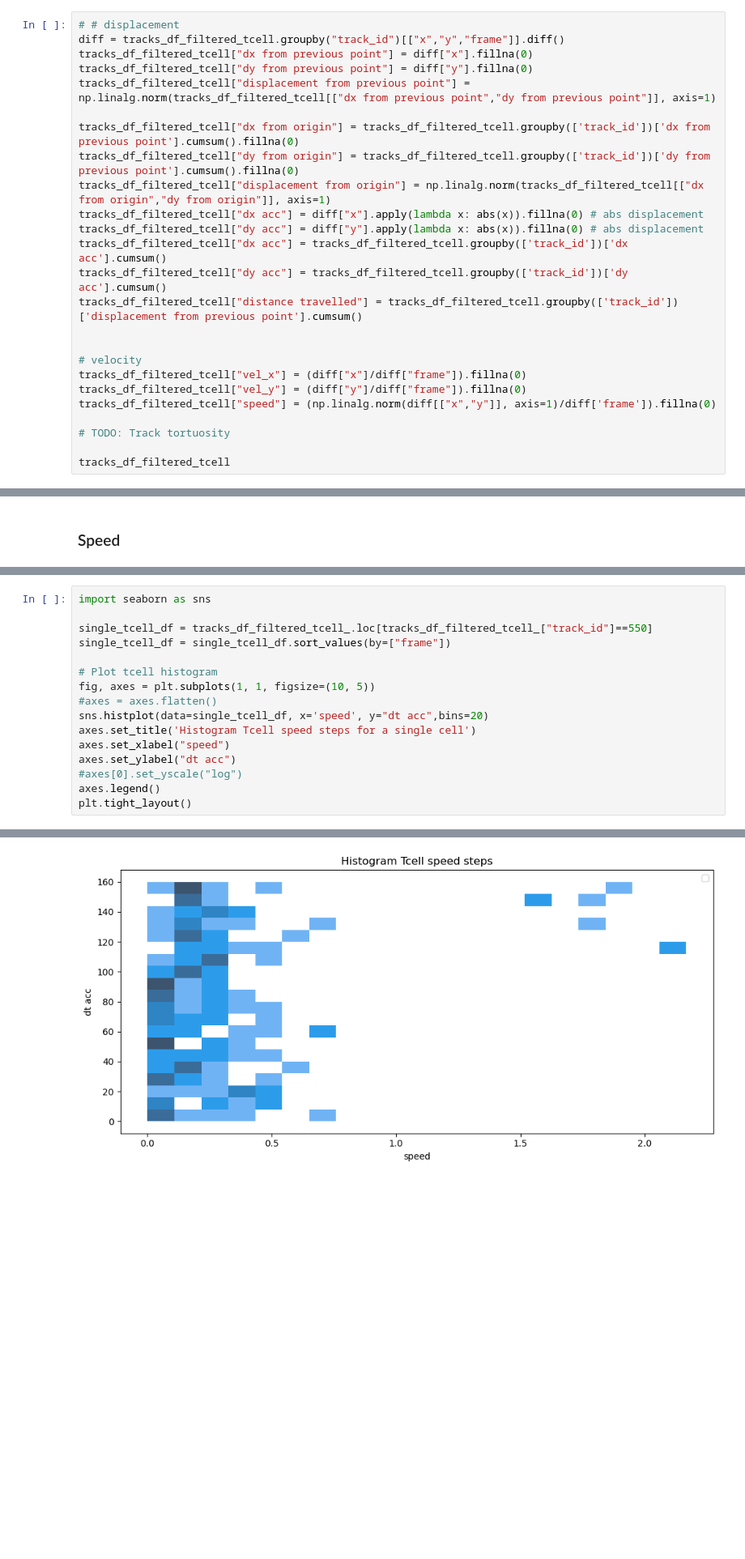
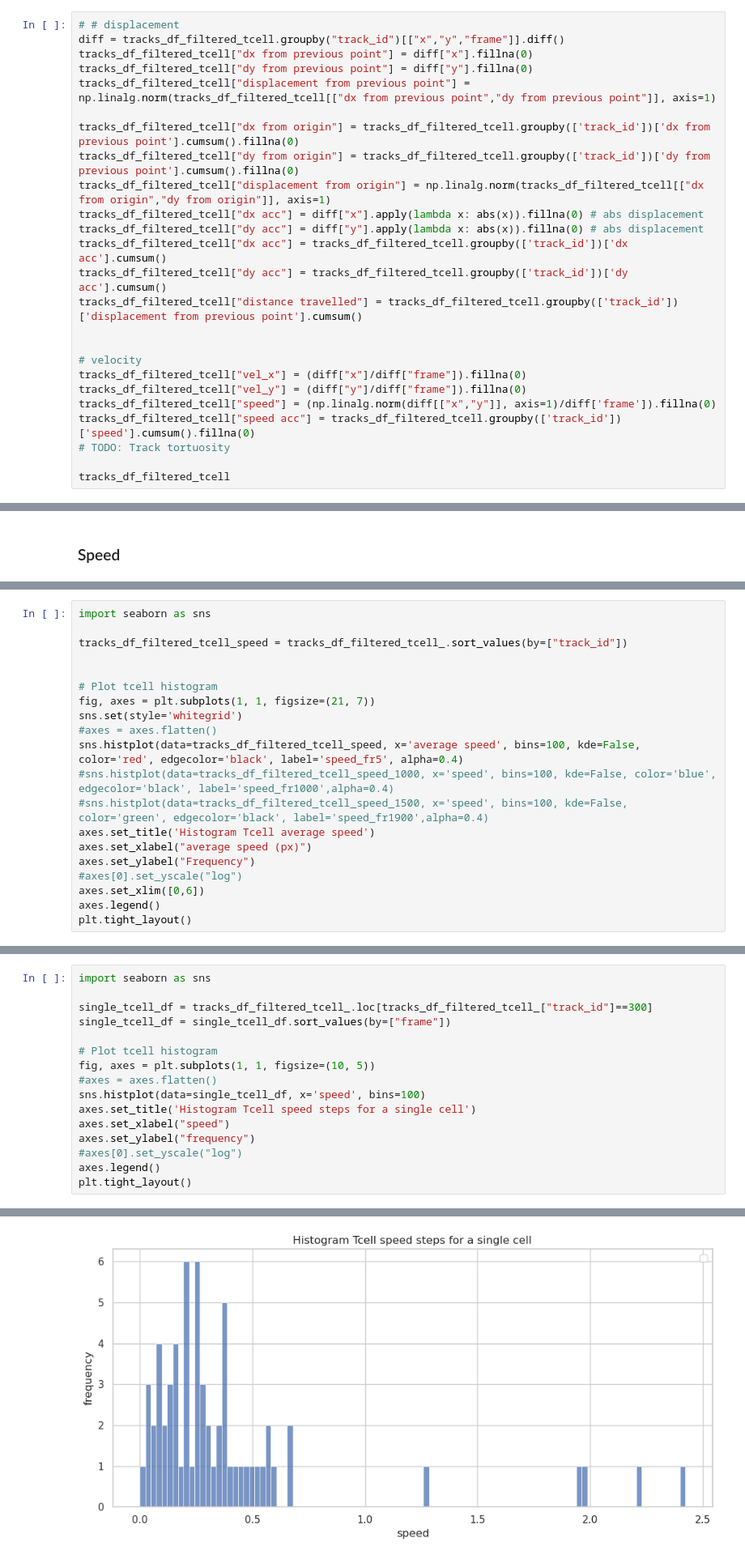
Before and after one commit to bpi-oxford/Cytotoxicity-Pipeline, a Jupyter notebook: notebooks/example_6.ipynb, the cells around one changed output, grey strips where cells are left out. Shown at 81% size. Drawn from its saved outputs; the diff is of its cells as text; blank space fills up the shorter version.

```diff
--- a/notebooks/example_6.ipynb
+++ b/notebooks/example_6.ipynb
@@ -42,7 +42,7 @@ tracks_df_filtered_tcell["distance travelled"] = tracks_df_filtered_tcell.groupb
 tracks_df_filtered_tcell["vel_x"] = (diff["x"]/diff["frame"]).fillna(0)
 tracks_df_filtered_tcell["vel_y"] = (diff["y"]/diff["frame"]).fillna(0)
 tracks_df_filtered_tcell["speed"] = (np.linalg.norm(diff[["x","y"]], axis=1)/diff['frame']).fillna(0)
-
+tracks_df_filtered_tcell["speed acc"] = tracks_df_filtered_tcell.groupby(['track_id'])['speed'].cumsum().fillna(0)
 # TODO: Track tortuosity
 
 tracks_df_filtered_tcell
@@ -291,0 +425,20 @@ tracks_df_filtered_tcell_
+# %%
+import seaborn as sns
+
+tracks_df_filtered_tcell_speed = tracks_df_filtered_tcell_.sort_values(by=["track_id"])
+
+
+# Plot tcell histogram
+fig, axes = plt.subplots(1, 1, figsize=(21, 7))
+sns.set(style='whitegrid')
+#axes = axes.flatten()
+sns.histplot(data=tracks_df_filtered_tcell_speed, x='average speed', bins=100, kde=False, color='red', edgecolor='black', label='speed_fr5', alpha=0.4)
+#sns.histplot(data=tracks_df_filtered_tcell_speed_1000, x='speed', bins=100, kde=False, color='blue', edgecolor='black', label='speed_fr1000',alpha=0.4)
+#sns.histplot(data=tracks_df_filtered_tcell_speed_1500, x='speed', bins=100, kde=False, color='green', edgecolor='black', label='speed_fr1900',alpha=0.4)
+axes.set_title('Histogram Tcell average speed')
+axes.set_xlabel("average speed (px)")
+axes.set_ylabel("Frequency")
+#axes[0].set_yscale("log")
+axes.set_xlim([0,6])
+axes.legend()
+plt.tight_layout()
@@ -359,22 +498,22 @@ Index(['label', 'y', 'x', 'bbox_xstart', 'bbox_ystart', 'bbox_xsize',
 # %%
 import seaborn as sns
 
-single_tcell_df = tracks_df_filtered_tcell_.loc[tracks_df_filtered_tcell_["track_id"]==550]
+single_tcell_df = tracks_df_filtered_tcell_.loc[tracks_df_filtered_tcell_["track_id"]==300]
 single_tcell_df = single_tcell_df.sort_values(by=["frame"])
 
 # Plot tcell histogram
 fig, axes = plt.subplots(1, 1, figsize=(10, 5))
 #axes = axes.flatten()
-sns.histplot(data=single_tcell_df, x='speed', y="dt acc",bins=20)
+sns.histplot(data=single_tcell_df, x='speed', bins=100)
 axes.set_title('Histogram Tcell speed steps for a single cell')
 axes.set_xlabel("speed")
-axes.set_ylabel("dt acc")
+axes.set_ylabel("frequency")
 #axes[0].set_yscale("log")
 axes.legend()
 plt.tight_layout()
 # %% [output]
 No artists with labels found to put in legend.  Note that artists whose label start with an underscore are ignored when legend() is called with no argument.
-[figure, old version]
+[figure, new version]
 # %% [markdown]
 ### Displacement and distance travelled ensemble histograms for T cells and Cancer Cells
 # %%
```
Also changed, not shown: parts of 10 cells of this notebook.
